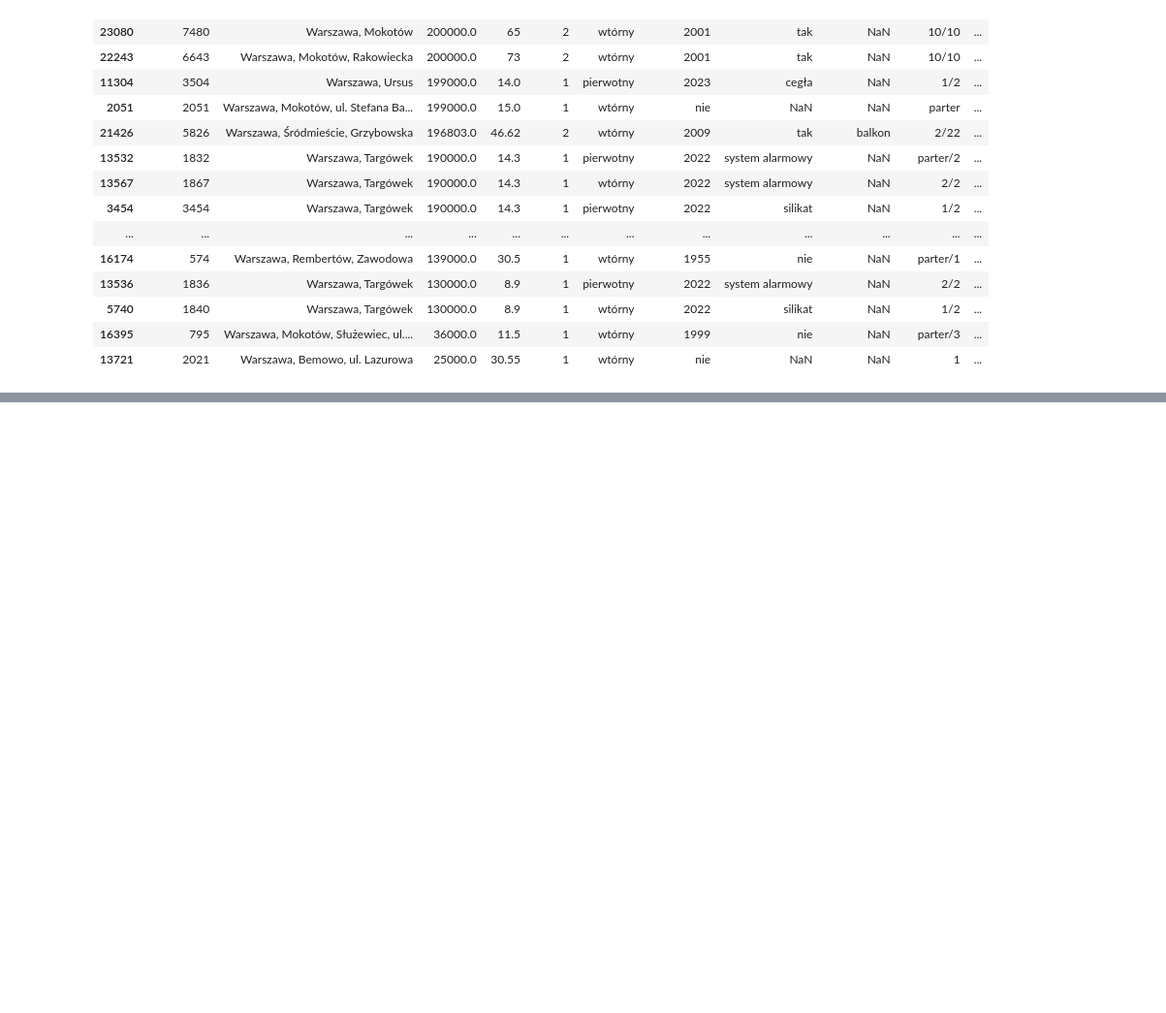
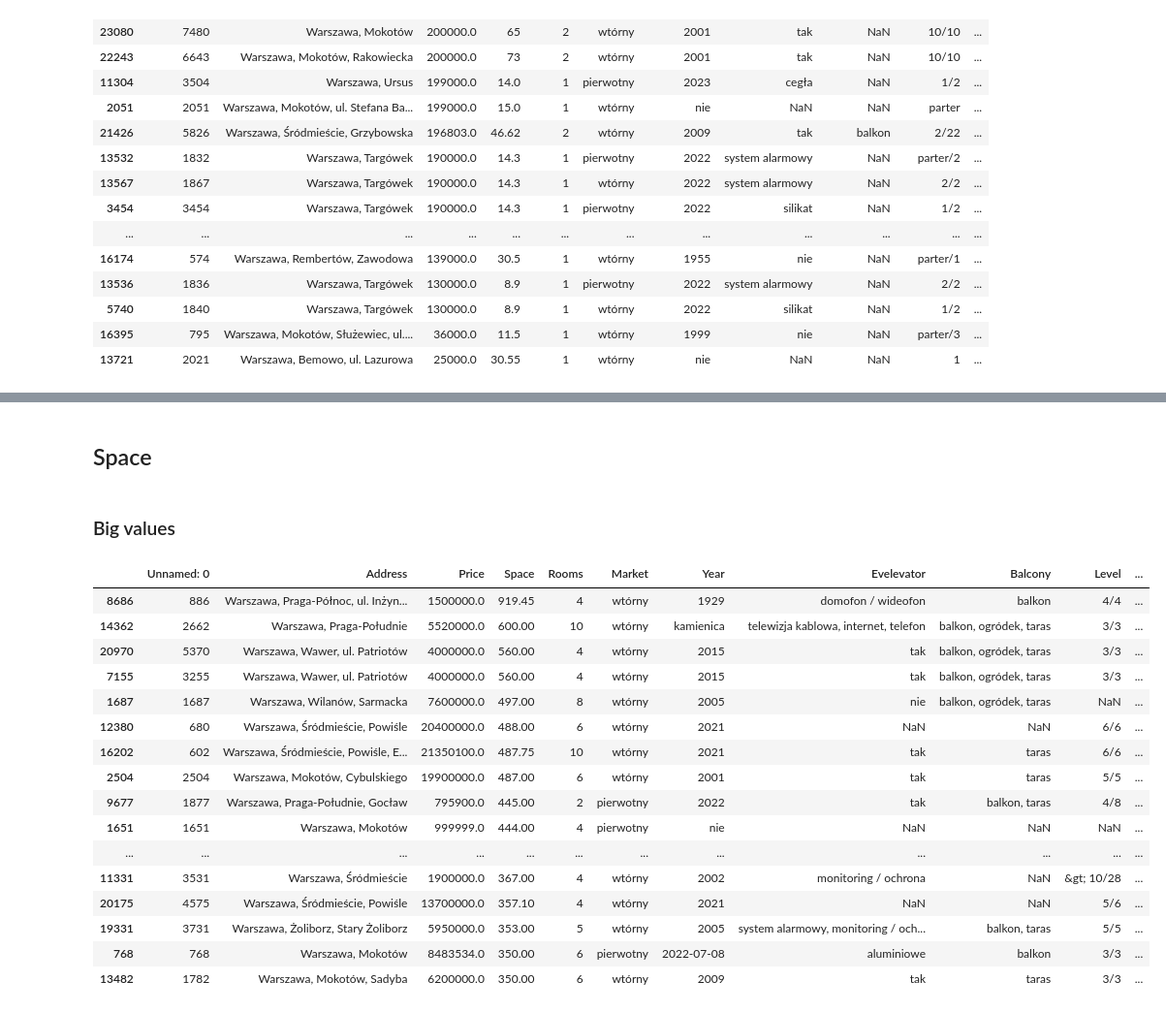
Before and after one commit to CarJung/Uni, a Jupyter notebook: Warsaw_flats/Data_enginering.ipynb, the cells around one changed output, grey strips where cells are left out. Shown at 97% size. Drawn from its saved outputs; the diff is of its cells as text; code cells hidden in the pictures; blank space fills up the shorter version.

```diff
--- a/Warsaw_flats/Data_enginering.ipynb
+++ b/Warsaw_flats/Data_enginering.ipynb
@@ -110,0 +113,3 @@ data.tail(20)
+# %%
+small_values_index = data[data['Price']<= 130000.0].index
+data.drop(small_values_index,inplace=True)
@@ -110,0 +130,28 @@ data.tail(20)
+# %% [markdown]
+## Space
+# %%
+data.Space = data.Space.str.replace('/','')
+data.Space = data.Space.astype('float')
+# %% [markdown]
+### Big values
+# %%
+data.sort_values('Space',ascending=False, inplace=True)
+data.head(20)
+# %% [output]
+|  | Unnamed: 0 | Address | Price | Space | Rooms | Market | Year | Evelevator | Balcony | Level | ... |
+| 8686 | 886 | Warszawa, Praga-Północ, ul. Inżyn... | 1500000.0 | 919.45 | 4 | wtórny | 1929 | domofon / wideofon | balkon | 4/4 | ... |
+| 14362 | 2662 | Warszawa, Praga-Południe | 5520000.0 | 600.00 | 10 | wtórny | kamienica | telewizja kablowa, internet, telefon | balkon, ogródek, taras | 3/3 | ... |
+| 20970 | 5370 | Warszawa, Wawer, ul. Patriotów | 4000000.0 | 560.00 | 4 | wtórny | 2015 | tak | balkon, ogródek, taras | 3/3 | ... |
+| 7155 | 3255 | Warszawa, Wawer, ul. Patriotów | 4000000.0 | 560.00 | 4 | wtórny | 2015 | tak | balkon, ogródek, taras | 3/3 | ... |
+| 1687 | 1687 | Warszawa, Wilanów, Sarmacka | 7600000.0 | 497.00 | 8 | wtórny | 2005 | nie | balkon, ogródek, taras | NaN | ... |
+| 12380 | 680 | Warszawa, Śródmieście, Powiśle | 20400000.0 | 488.00 | 6 | wtórny | 2021 | NaN | NaN | 6/6 | ... |
+| 16202 | 602 | Warszawa, Śródmieście, Powiśle, E... | 21350100.0 | 487.75 | 10 | wtórny | 2021 | tak | taras | 6/6 | ... |
+| 2504 | 2504 | Warszawa, Mokotów, Cybulskiego | 19900000.0 | 487.00 | 6 | wtórny | 2001 | tak | taras | 5/5 | ... |
+| 9677 | 1877 | Warszawa, Praga-Południe, Gocław | 795900.0 | 445.00 | 2 | pierwotny | 2022 | tak | balkon, taras | 4/8 | ... |
+| 1651 | 1651 | Warszawa, Mokotów | 999999.0 | 444.00 | 4 | pierwotny | nie | NaN | NaN | NaN | ... |
+| ... | ... | ... | ... | ... | ... | ... | ... | ... | ... | ... | ... |
+| 11331 | 3531 | Warszawa, Śródmieście | 1900000.0 | 367.00 | 4 | wtórny | 2002 | monitoring / ochrona | NaN | &gt; 10/28 | ... |
+| 20175 | 4575 | Warszawa, Śródmieście, Powiśle | 13700000.0 | 357.10 | 4 | wtórny | 2021 | NaN | NaN | 5/6 | ... |
+| 19331 | 3731 | Warszawa, Żoliborz, Stary Żoliborz | 5950000.0 | 353.00 | 5 | wtórny | 2005 | system alarmowy, monitoring / och... | balkon, taras | 5/5 | ... |
+| 768 | 768 | Warszawa, Mokotów | 8483534.0 | 350.00 | 6 | pierwotny | 2022-07-08 | aluminiowe | balkon | 3/3 | ... |
+| 13482 | 1782 | Warszawa, Mokotów, Sadyba | 6200000.0 | 350.00 | 6 | wtórny | 2009 | tak | taras | 3/3 | ... |
```
Also changed, not shown: parts of 17 cells of this notebook.
